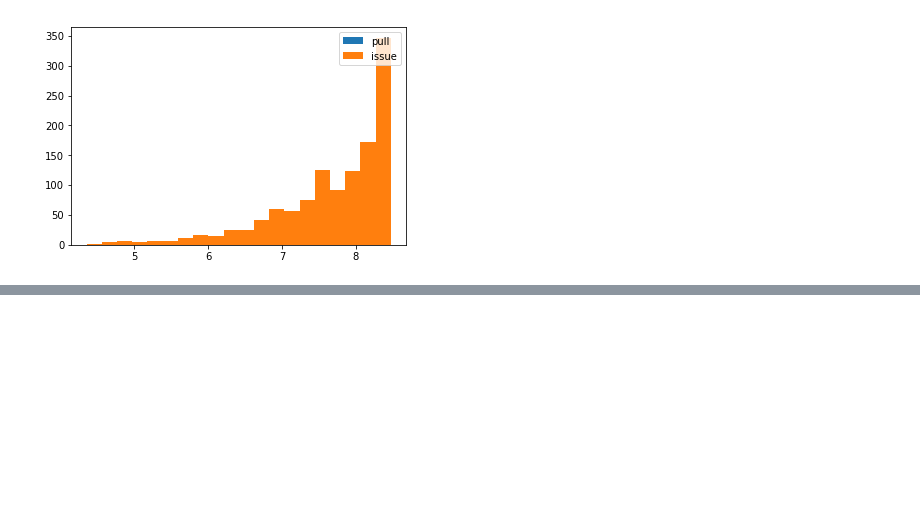
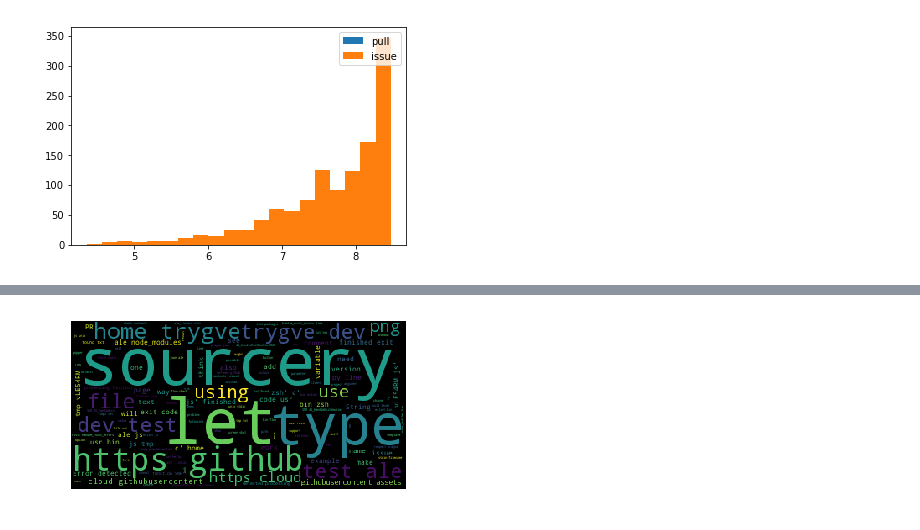
Before and after one commit to nicholas-alonzo/GitHub-Repo-Analysis, a Jupyter notebook: Event-Exploration_ql.ipynb, the cells around one changed output, grey strips where cells are left out. Cells and saved outputs as stored; diff of their text form; code cells hidden in the pictures; blank space fills up the shorter version.

```diff
--- a/Event-Exploration_ql.ipynb
+++ b/Event-Exploration_ql.ipynb
@@ -633,0 +655,7 @@ plt.show()
+# %%
+wordcloud = WordCloud().generate(" ".join(issue_description))
+plt.imshow(wordcloud)
+plt.axis("off")
+plt.show()
+# %% [output]
+[figure, added]
```
Also changed, not shown: parts of 5 cells of this notebook.
